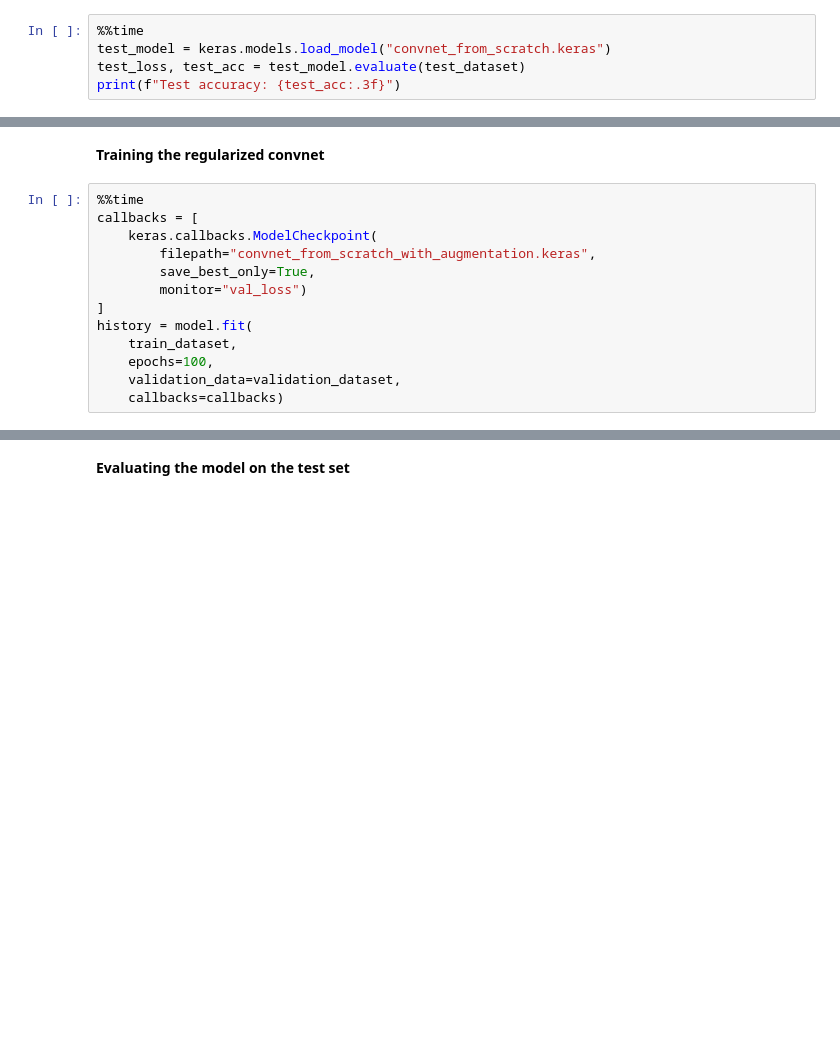
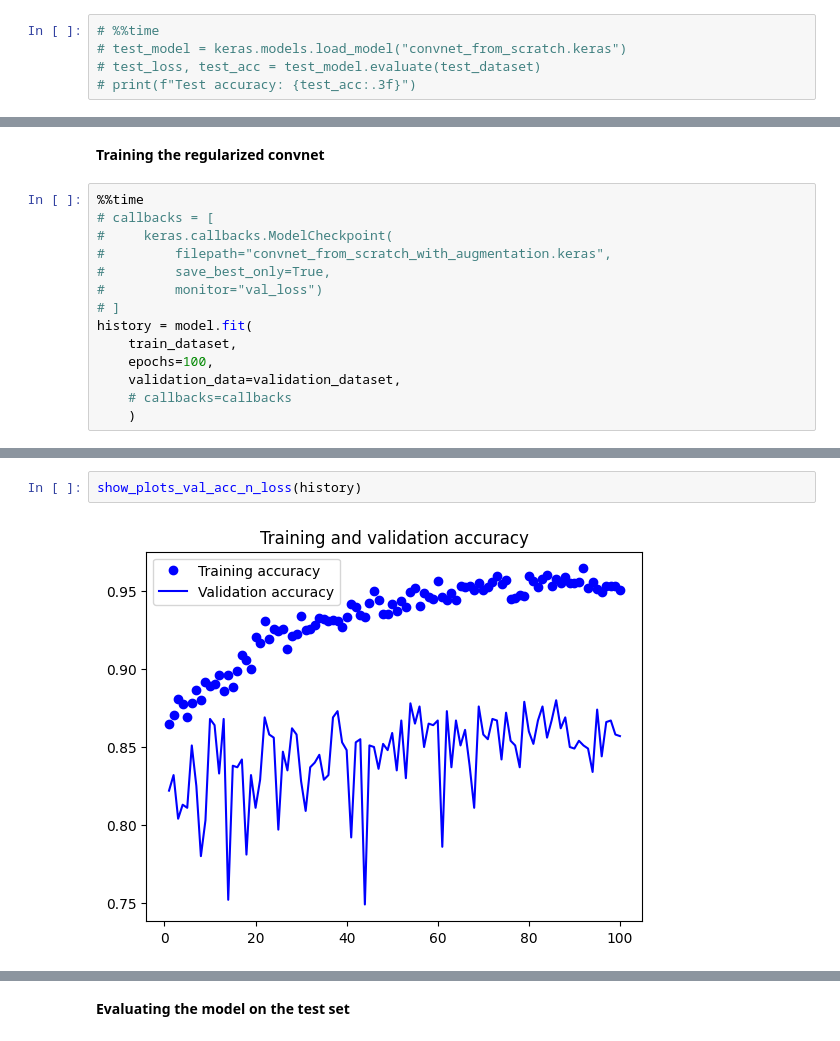
Before and after one commit to ftk1000/deep-learning-with-python-notebooks, a Jupyter notebook: chapter08_introCNN_VER2.ipynb, the cells around one changed output, grey strips where cells are left out. Saved outputs shown, nothing was run; the diff lists cells and outputs as text; blank space fills up the shorter version.

```diff
--- a/chapter08_introCNN_VER2.ipynb
+++ b/chapter08_introCNN_VER2.ipynb
@@ -303,7 +540,7 @@ plt.show()
 # %% [markdown]
 **Evaluating the model on the test set**
 # %%
-%%time
-test_model = keras.models.load_model("convnet_from_scratch.keras")
-test_loss, test_acc = test_model.evaluate(test_dataset)
-print(f"Test accuracy: {test_acc:.3f}")
+# %%time
+# test_model = keras.models.load_model("convnet_from_scratch.keras")
+# test_loss, test_acc = test_model.evaluate(test_dataset)
+# print(f"Test accuracy: {test_acc:.3f}")
@@ -359,14 +636,15 @@ model.compile(loss="binary_crossentropy",
 **Training the regularized convnet**
 # %%
 %%time
-callbacks = [
-    keras.callbacks.ModelCheckpoint(
-        filepath="convnet_from_scratch_with_augmentation.keras",
-        save_best_only=True,
-        monitor="val_loss")
-]
+# callbacks = [
+#     keras.callbacks.ModelCheckpoint(
+#         filepath="convnet_from_scratch_with_augmentation.keras",
+#         save_best_only=True,
+#         monitor="val_loss")
+# ]
 history = model.fit(
     train_dataset,
     epochs=100,
     validation_data=validation_dataset,
-    callbacks=callbacks)
+    # callbacks=callbacks
+    )
@@ -372,0 +669,4 @@ history = model.fit(
+# %%
+show_plots_val_acc_n_loss(history)
+# %% [output]
+[figure, added]
```
Also changed, not shown: parts of 55 cells of this notebook.
